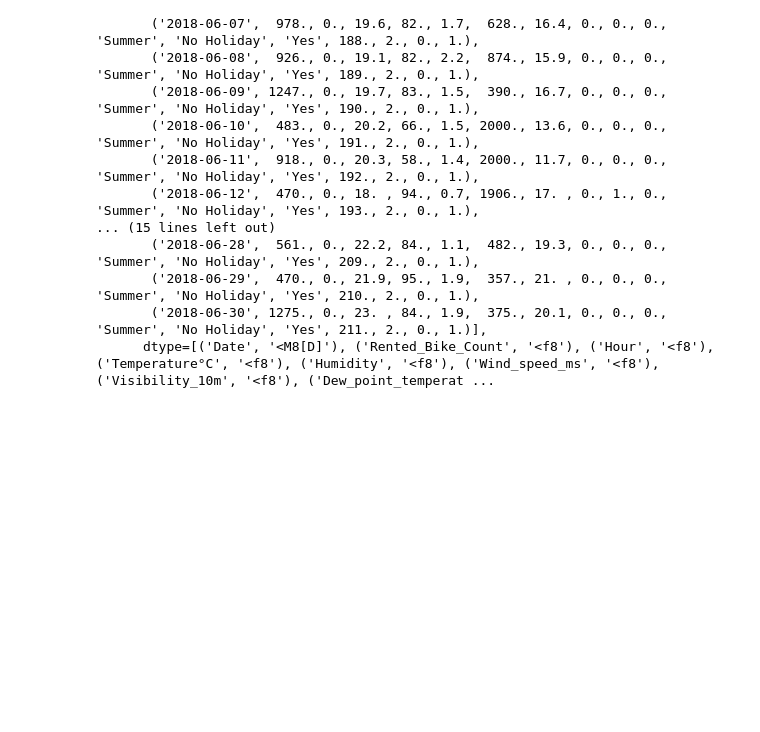
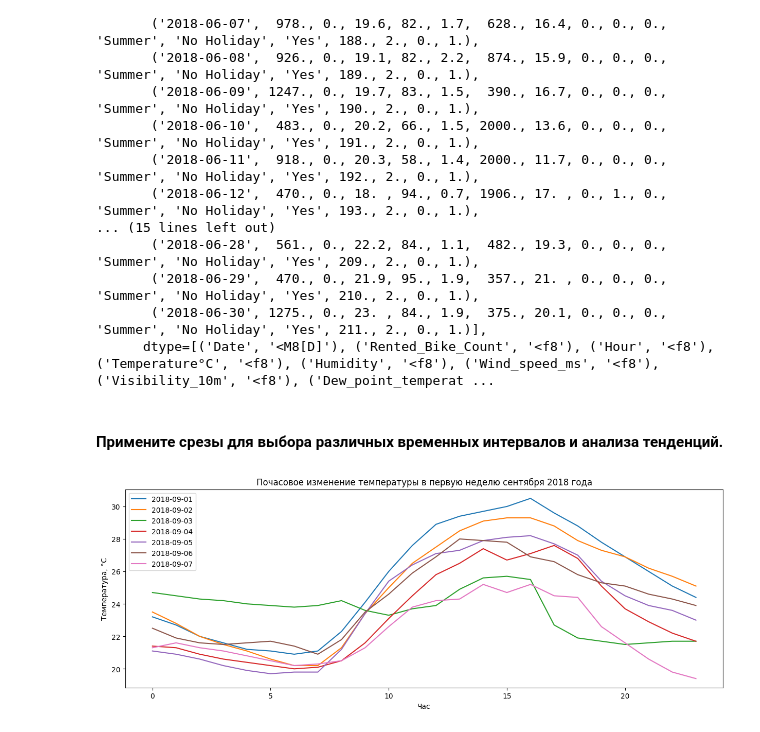
Before and after one commit to vorandpav/NoteBooks, a Jupyter notebook: Jupiter.ipynb, the cells around one changed output. Cells and saved outputs as stored; diff of their text form; code cells hidden in the pictures; blank space fills up the shorter version.

```diff
--- a/Jupiter.ipynb
+++ b/Jupiter.ipynb
@@ -328,3 +341,24 @@ array([('2018-06-01',  963., 0., 20.1, 63., 1.1, 1698., 12.8, 0., 0., 0., 'Summe
        ('2018-06-29',  470., 0., 21.9, 95., 1.9,  357., 21. , 0., 0., 0., 'Summer', 'No Holiday', 'Yes', 210., 2., 0., 1.),
        ('2018-06-30', 1275., 0., 23. , 84., 1.9,  375., 20.1, 0., 0., 0., 'Summer', 'No Holiday', 'Yes', 211., 2., 0., 1.)],
       dtype=[('Date', '<M8[D]'), ('Rented_Bike_Count', '<f8'), ('Hour', '<f8'), ('Temperature°C', '<f8'), ('Humidity', '<f8'), ('Wind_speed_ms', '<f8'), ('Visibility_10m', '<f8'), ('Dew_point_temperat ...
+# %% [markdown]
+#### Примените срезы для выбора различных временных интервалов и анализа тенденций.
+# %%
+# почасовое изменение температуры в первую неделю сентября 2018 года
+
+first_week_of_september_2018_mask = ((date >= np.datetime64('2018-09-01'))
+                                     & (date < np.datetime64('2018-09-08')))
+first_week_of_september_2018_data = data[first_week_of_september_2018_mask]
+
+plt.figure(figsize=(15, 5))
+for d in np.unique(first_week_of_september_2018_data['Date']):
+    plt.plot(first_week_of_september_2018_data[first_week_of_september_2018_data['Date'] == d]['Hour'],
+             first_week_of_september_2018_data[first_week_of_september_2018_data['Date'] == d]['Temperature°C'],
+             label=d)
+plt.xlabel('Час')
+plt.ylabel('Температура, °C')
+plt.title('Почасовое изменение температуры в первую неделю сентября 2018 года')
+plt.legend()
+plt.show()
+# %% [output]
+[figure, added]
```
Also changed, not shown: parts of 47 cells of this notebook.
